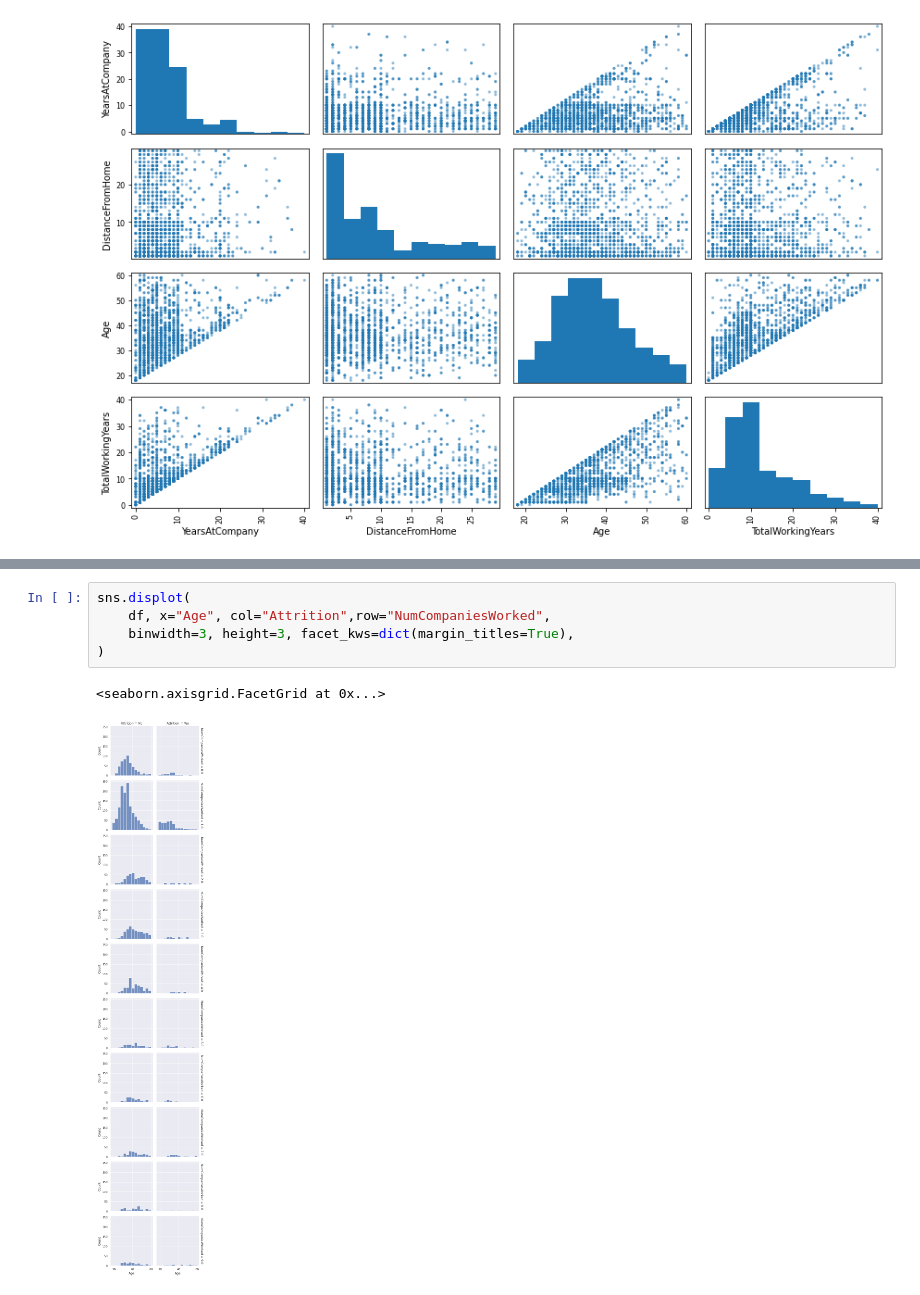
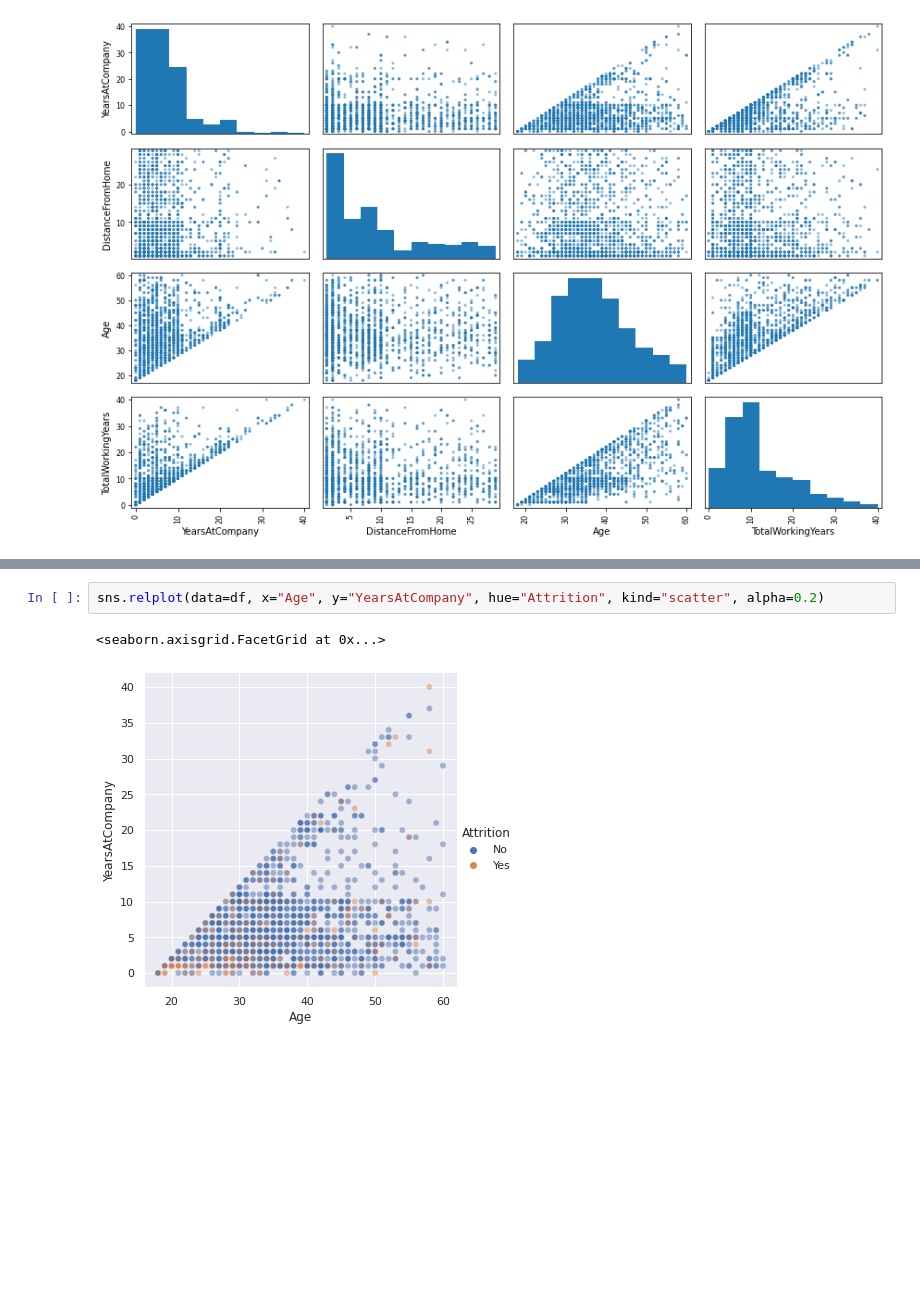
Before and after one commit to Killian-drh/Projet-HR-Analysis, a Jupyter notebook: NoteBook_Projet_IA.ipynb, the cells around one changed output, grey strips where cells are left out. Cells and saved outputs as stored; diff of their text form; blank space fills up the shorter version.

```diff
--- a/NoteBook_Projet_IA.ipynb
+++ b/NoteBook_Projet_IA.ipynb
@@ -380,8 +376,5 @@ df.head()
 # %%
-sns.displot(
-    df, x="Age", col="Attrition",row="NumCompaniesWorked",
-    binwidth=3, height=3, facet_kws=dict(margin_titles=True),
-)
+sns.relplot(data=df, x="Age", y="YearsAtCompany", hue="Attrition", kind="scatter", alpha=0.2)
 # %% [output]
 <seaborn.axisgrid.FacetGrid at 0x...>
-[figure, old version]
+[figure, new version]
```
Also changed, not shown: parts of 3 cells of this notebook.
